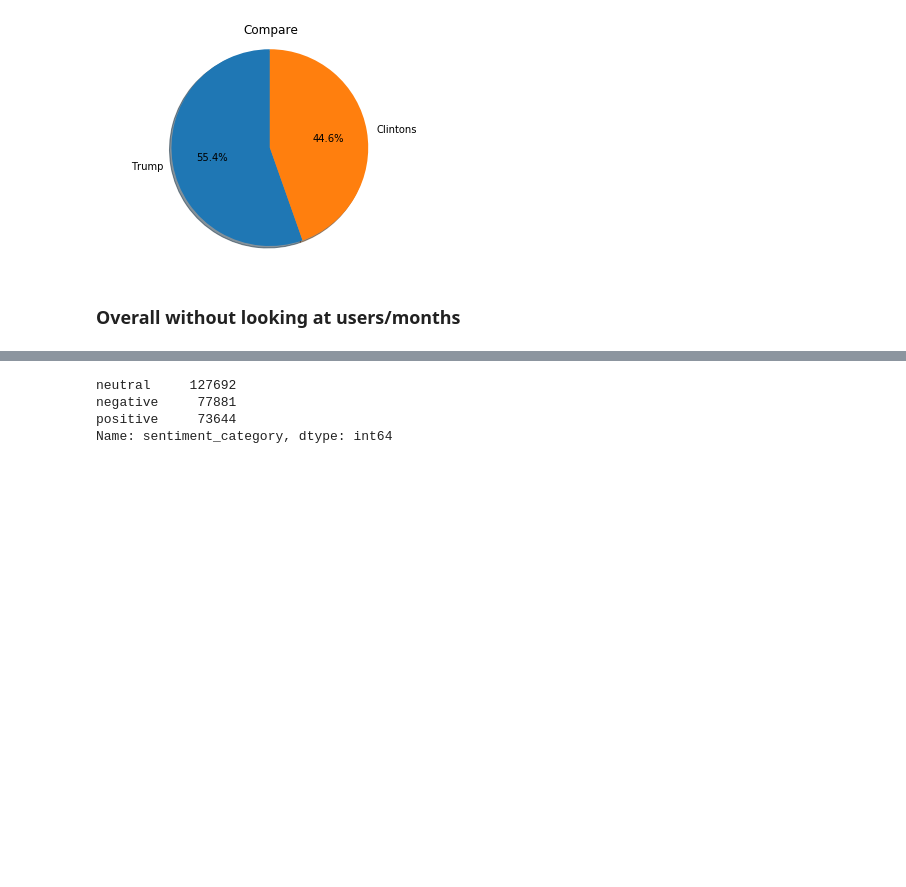
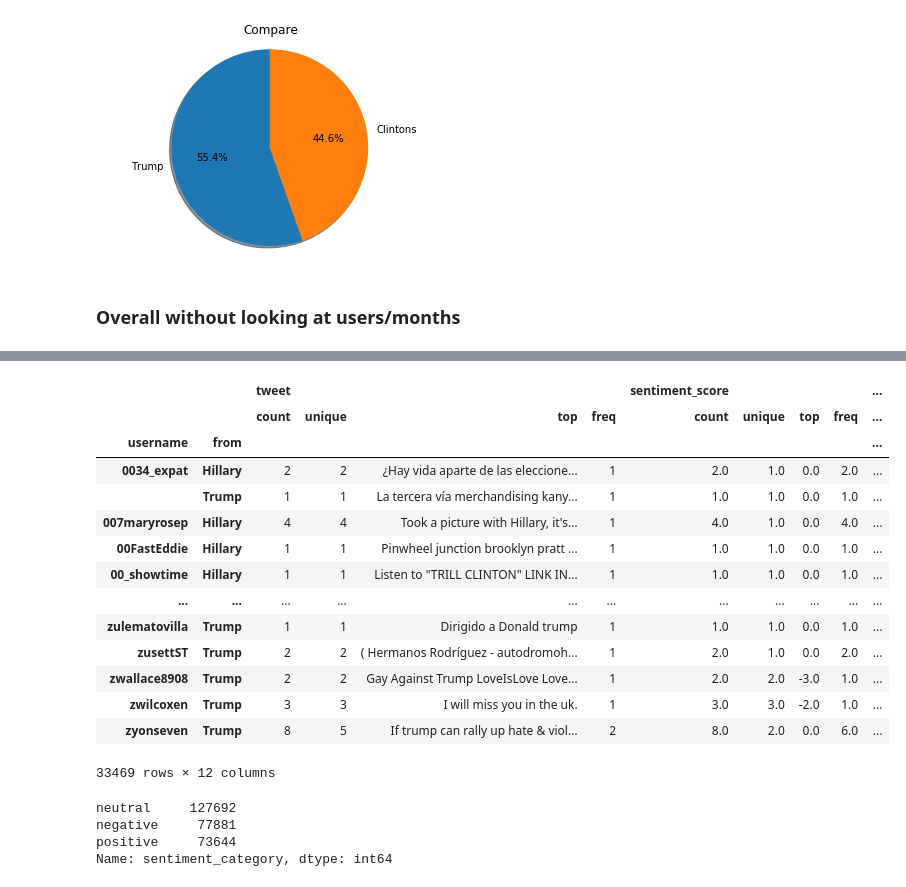
Before and after one commit to jaydenhojingrong/DAP-Best-eggs, a Jupyter notebook: Other Analysis/Other Analysis.ipynb, the cells around one changed output, grey strips where cells are left out. Saved outputs shown, nothing was run; the diff lists cells and outputs as text; code cells hidden in the pictures; blank space fills up the shorter version.

```diff
--- a/Other Analysis/Other Analysis.ipynb
+++ b/Other Analysis/Other Analysis.ipynb
@@ -187,3 +222,22 @@ df.groupby(by=['from']).describe()
+# %%
+#list_of_sentiment_scores = df.groupby(['username','from'])['sentiment_score'].mean().unstack(level=0)
+df.groupby(by=['username','from']).describe()
+# %% [output]
+|  |  | tweet |  |  |  | sentiment_score |  |  |  | ... |
+|  |  | count | unique | top | freq | count | unique | top | freq | ... |
+| username | from |  |  |  |  |  |  |  |  | ... |
+| 0034_expat | Hillary | 2 | 2 | ¿Hay vida aparte de las eleccione... | 1 | 2.0 | 1.0 | 0.0 | 2.0 | ... |
+|  | Trump | 1 | 1 | La tercera vía merchandising kany... | 1 | 1.0 | 1.0 | 0.0 | 1.0 | ... |
+| 007maryrosep | Hillary | 4 | 4 | Took a picture with Hillary, it's... | 1 | 4.0 | 1.0 | 0.0 | 4.0 | ... |
+| 00FastEddie | Hillary | 1 | 1 | Pinwheel junction brooklyn pratt ... | 1 | 1.0 | 1.0 | 0.0 | 1.0 | ... |
+| 00_showtime | Hillary | 1 | 1 | Listen to "TRILL CLINTON" LINK IN... | 1 | 1.0 | 1.0 | 0.0 | 1.0 | ... |
+| ... | ... | ... | ... | ... | ... | ... | ... | ... | ... | ... |
+| zulematovilla | Trump | 1 | 1 | Dirigido a Donald trump | 1 | 1.0 | 1.0 | 0.0 | 1.0 | ... |
+| zusettST | Trump | 2 | 2 | ( Hermanos Rodríguez - autodromoh... | 1 | 2.0 | 1.0 | 0.0 | 2.0 | ... |
+| zwallace8908 | Trump | 2 | 2 | Gay Against Trump LoveIsLove Love... | 1 | 2.0 | 2.0 | -3.0 | 1.0 | ... |
+| zwilcoxen | Trump | 3 | 3 | I will miss you in the uk. | 1 | 3.0 | 3.0 | -2.0 | 1.0 | ... |
+| zyonseven | Trump | 8 | 5 | If trump can rally up hate & viol... | 2 | 8.0 | 2.0 | 0.0 | 6.0 | ... |
+33469 rows × 12 columns
 # %%
 df['sentiment_category'].value_counts()
 # %% [output]
```
Also changed, not shown: parts of 7 cells of this notebook.
